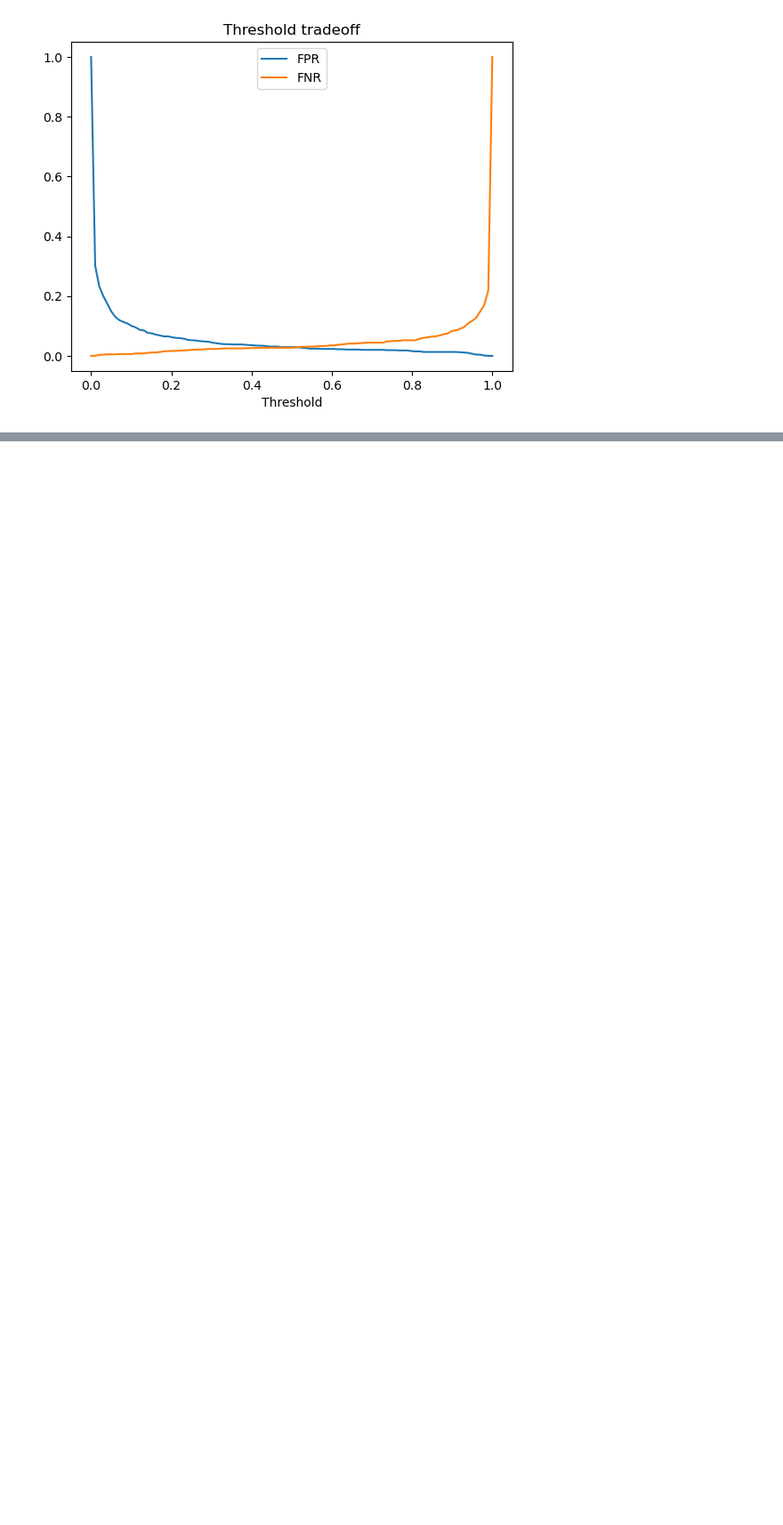
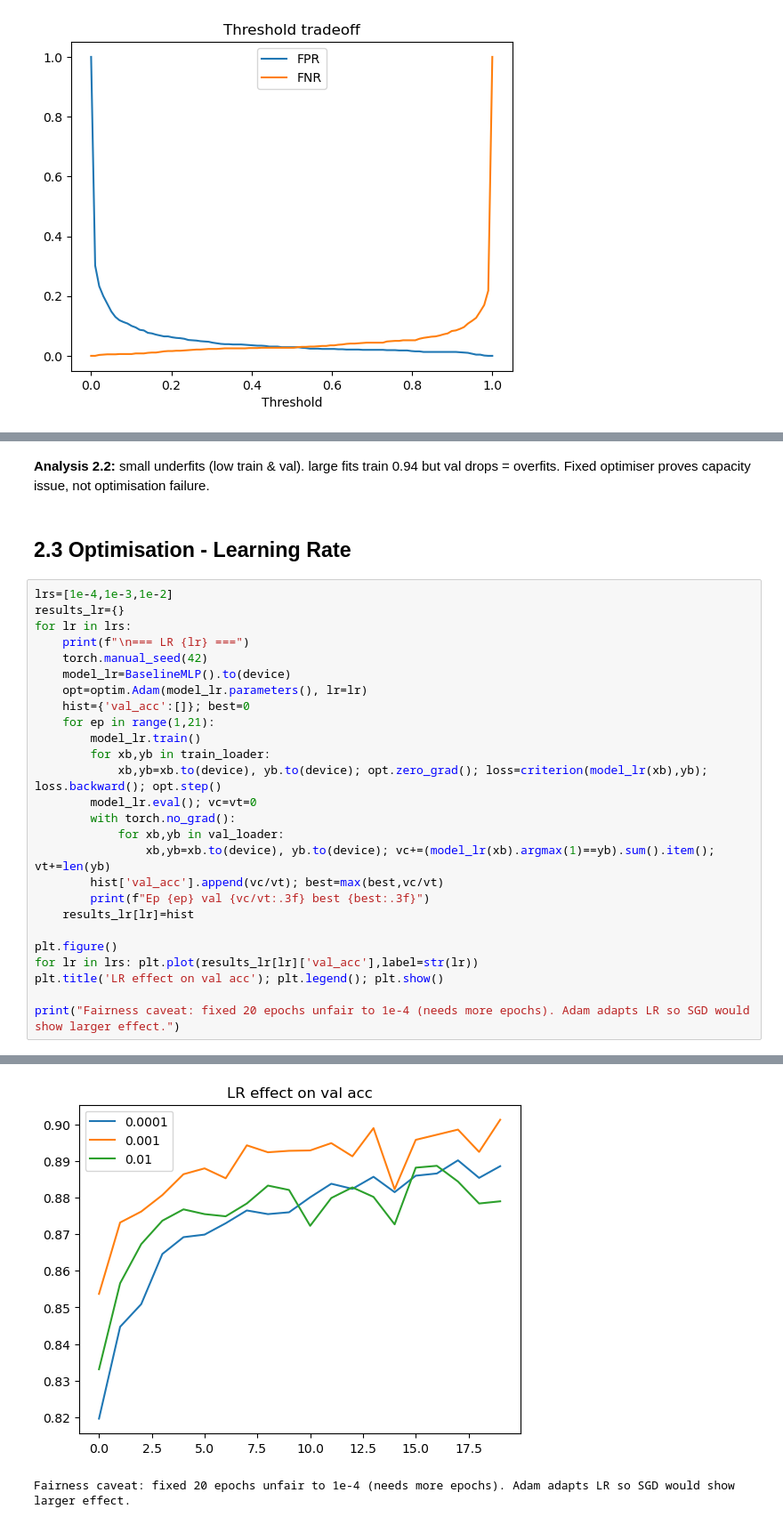
Before and after one commit to oyenugaesther/ecs708-fashion-mnist, a Jupyter notebook: notebooks/main.ipynb, the cells around one changed output, grey strips where cells are left out. Shown at 89% size. Drawn from its saved outputs; the diff is of its cells as text; blank space fills up the shorter version.

```diff
--- a/notebooks/main.ipynb
+++ b/notebooks/main.ipynb
@@ -149,0 +312,31 @@ plt.xlabel('Threshold');plt.legend();plt.title('Threshold tradeoff');plt.show()
+# %% [markdown]
+**Analysis 2.2:** small underfits (low train & val). large fits train 0.94 but val drops = overfits. Fixed optimiser proves capacity issue, not optimisation failure.
+# %% [markdown]
+## 2.3 Optimisation - Learning Rate
+# %%
+lrs=[1e-4,1e-3,1e-2]
+results_lr={}
+for lr in lrs:
+    print(f"\n=== LR {lr} ===")
+    torch.manual_seed(42)
+    model_lr=BaselineMLP().to(device)
+    opt=optim.Adam(model_lr.parameters(), lr=lr)
+    hist={'val_acc':[]}; best=0
+    for ep in range(1,21):
+        model_lr.train()
+        for xb,yb in train_loader:
+            xb,yb=xb.to(device), yb.to(device); opt.zero_grad(); loss=criterion(model_lr(xb),yb); loss.backward(); opt.step()
+        model_lr.eval(); vc=vt=0
+        with torch.no_grad():
+            for xb,yb in val_loader:
+                xb,yb=xb.to(device), yb.to(device); vc+=(model_lr(xb).argmax(1)==yb).sum().item(); vt+=len(yb)
+        hist['val_acc'].append(vc/vt); best=max(best,vc/vt)
+        print(f"Ep {ep} val {vc/vt:.3f} best {best:.3f}")
+    results_lr[lr]=hist
+
+plt.figure()
+for lr in lrs: plt.plot(results_lr[lr]['val_acc'],label=str(lr))
+plt.title('LR effect on val acc'); plt.legend(); plt.show()
+
+print("Fairness caveat: fixed 20 epochs unfair to 1e-4 (needs more epochs). Adam adapts LR so SGD would show larger effect.")
+# %% [output]
@@ -149,0 +360,2 @@ plt.xlabel('Threshold');plt.legend();plt.title('Threshold tradeoff');plt.show()
+[figure, added]
+Fairness caveat: fixed 20 epochs unfair to 1e-4 (needs more epochs). Adam adapts LR so SGD would show larger effect.
```
Also changed, not shown: parts of 5 cells of this notebook.
